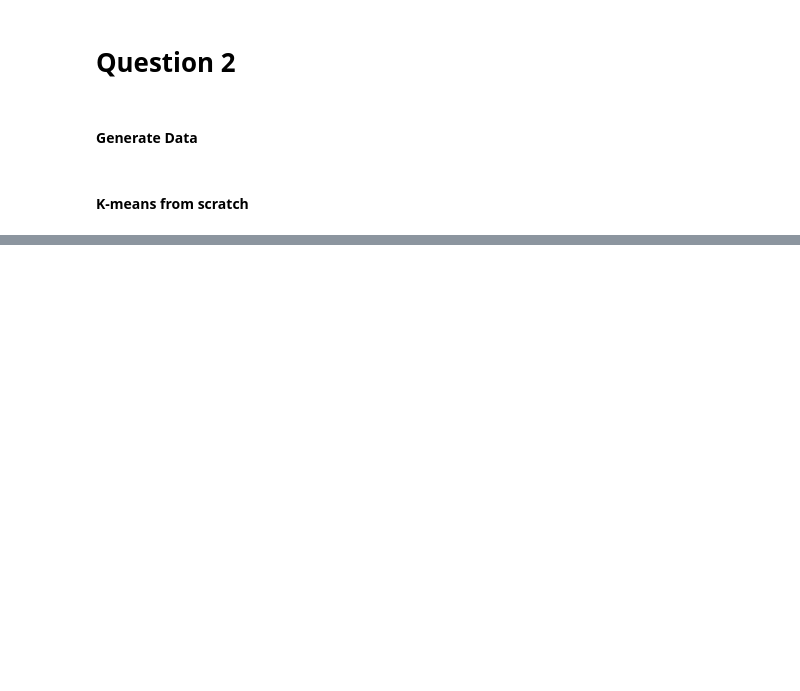
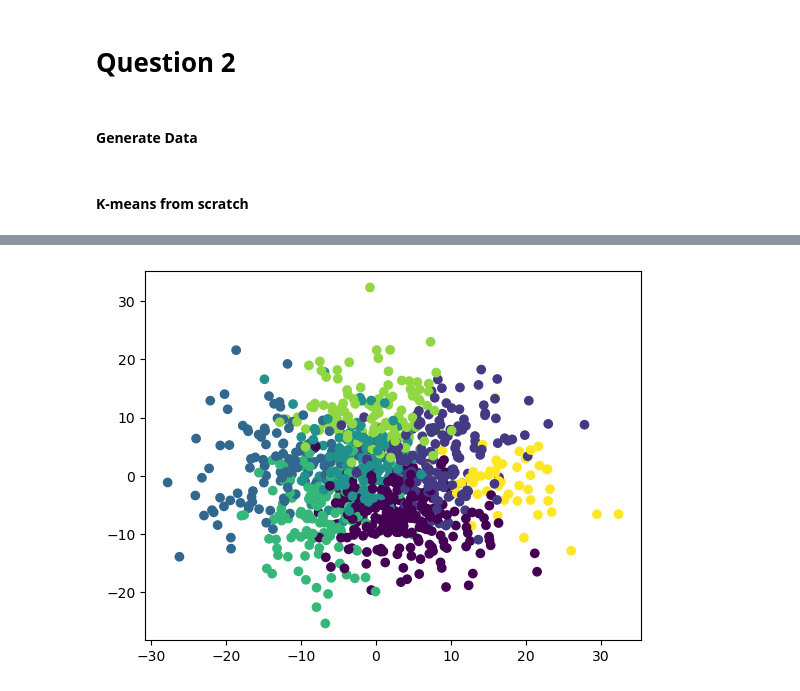
Before and after one commit to samswain2/MSiA-WQ, a Jupyter notebook: MSiA 421/hw02/hw02-q2-q3.ipynb, the cells around one changed output, grey strips where cells are left out. Saved outputs shown, nothing was run; the diff lists cells and outputs as text; code cells hidden in the pictures; blank space fills up the shorter version.

```diff
--- a/MSiA 421/hw02/hw02-q2-q3.ipynb
+++ b/MSiA 421/hw02/hw02-q2-q3.ipynb
@@ -98,0 +154,14 @@ plt.show()
+# %%
+# Create an instance of the AgglomerativeClustering class
+agg_cluster = AgglomerativeClustering(n_clusters=7)
+
+# Fit the clustering model to the data
+agg_cluster.fit(X_2)
+
+# Get the cluster labels for each sample
+labels = agg_cluster.labels_
+# %%
+plt.scatter(X_pca[:, 0], X_pca[:, 1], c=labels)
+plt.show()
+# %% [output]
+[figure, added]
```
Also changed, not shown: parts of 11 cells of this notebook, 8 other files.
